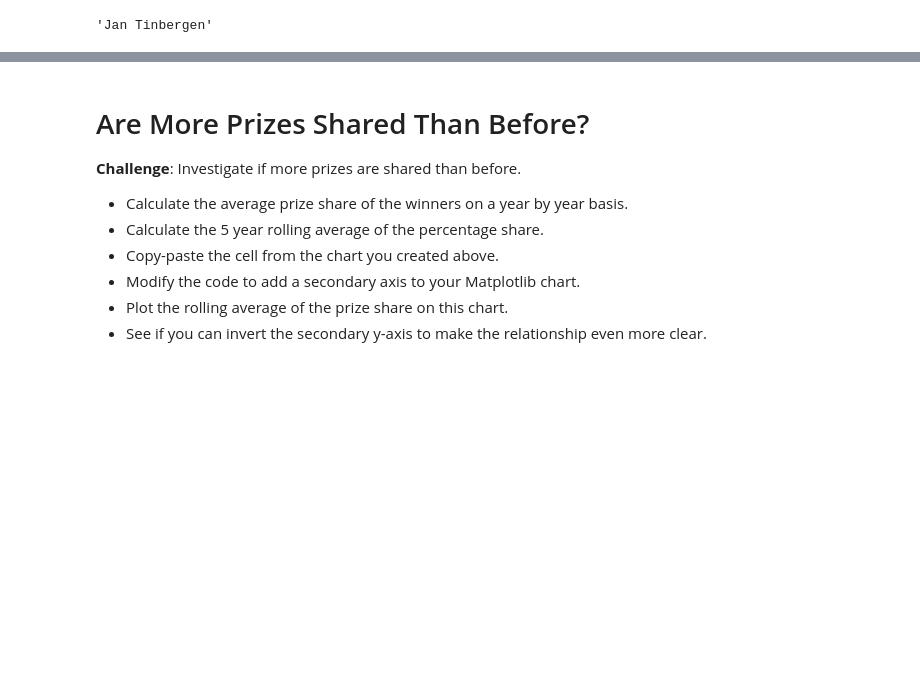
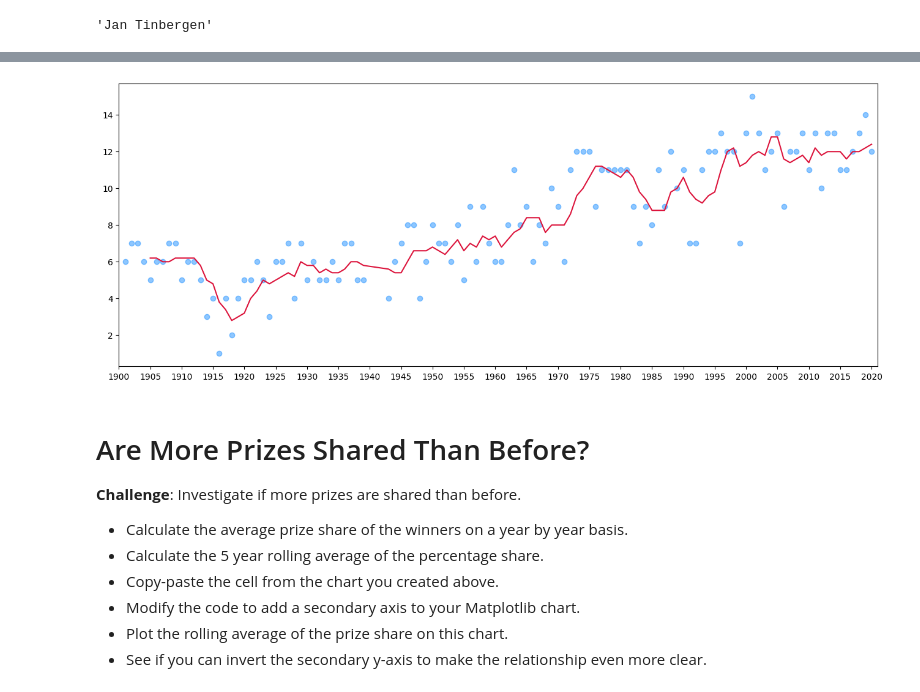
Before and after one commit to yakubszatkowski/100-days-python, a Jupyter notebook: push/Nobel_Prize_Analysis_(start).ipynb, the cells around one changed output, grey strips where cells are left out. Saved outputs shown, nothing was run; the diff lists cells and outputs as text; code cells hidden in the pictures; blank space fills up the shorter version.

```diff
--- a/push/Nobel_Prize_Analysis_(start).ipynb
+++ b/push/Nobel_Prize_Analysis_(start).ipynb
@@ -471,3 +490,6 @@ df_category_male
 
 * Looking at the chart, did the first and second world wars have an impact on the number of prizes being given out?
 * What could be the reason for the trend in the chart?
+# %%
+count_prizes_yearly = df_data.groupby('year').count().prize
+count_prizes_yearly
@@ -473,0 +510,3 @@ df_category_male
+# %%
+count_prizes_roll_5 = count_prizes_yearly.rolling(5).mean()
+count_prizes_roll_5
@@ -474,3 +527,17 @@ df_category_male
+# %%
+plt.figure(figsize=(16,6))
+
+# ax1 = plt.gca()
+# ax2 = ax1.twinx()
+
+plt.scatter(count_prizes_yearly.index, count_prizes_yearly.values, alpha=0.5, c='dodgerblue')
+plt.plot(count_prizes_roll_5, color='crimson')
+
+plt.xticks(np.arange(1900, 2021, 5))
+plt.xlim(1900,2021)
+plt.show()
+# %% [output]
+[figure, added]
 # %% [markdown]
 # Are More Prizes Shared Than Before?
 
```
Also changed, not shown: parts of 12 cells of this notebook.
